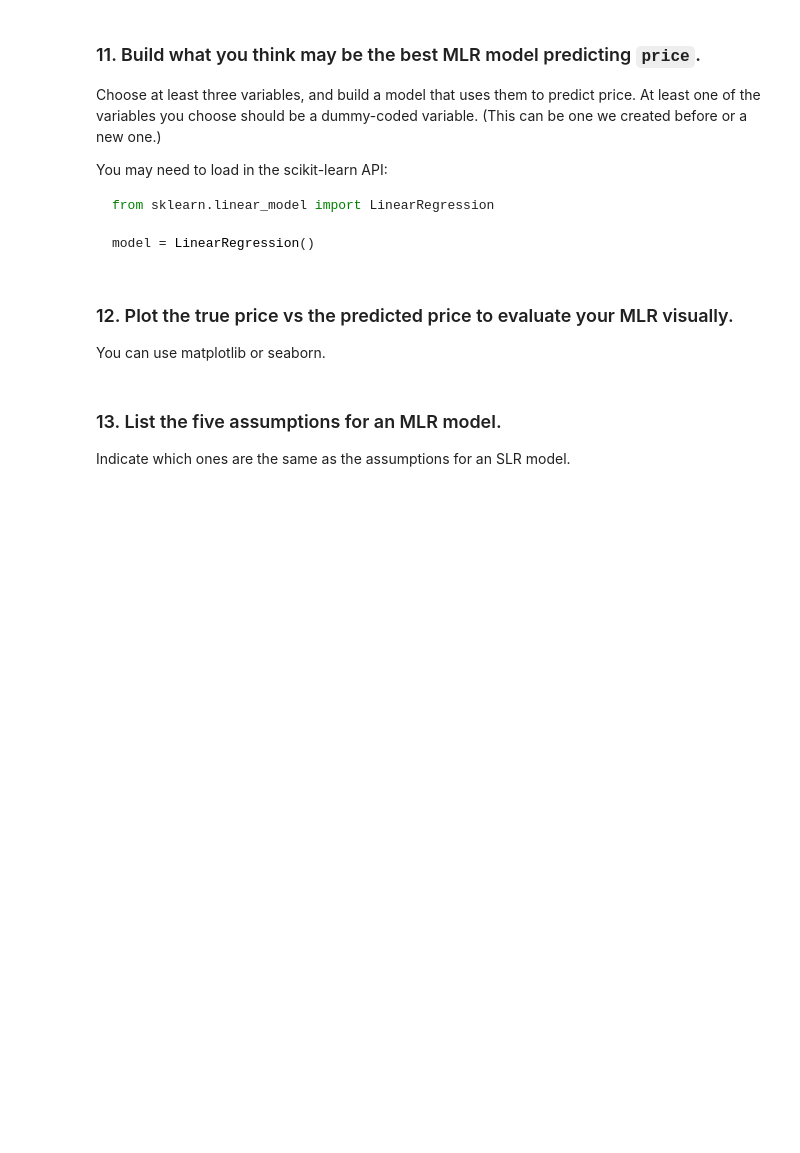
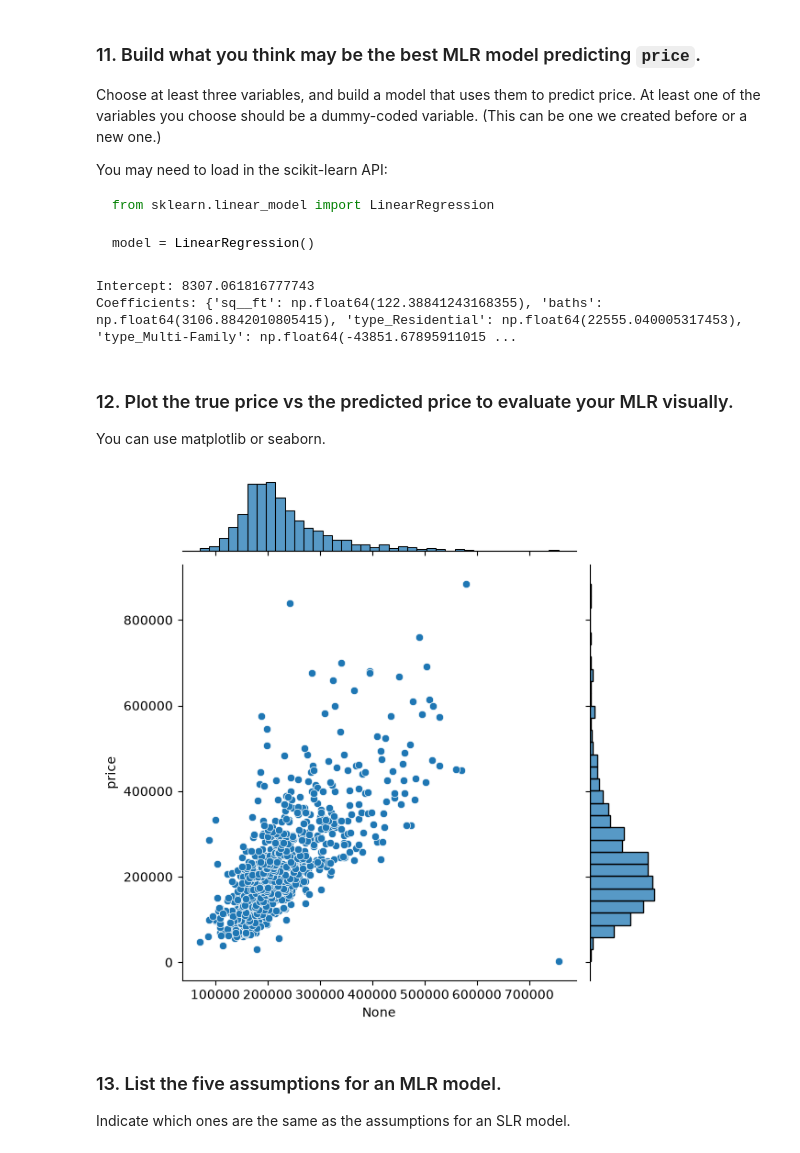
Before and after one commit to Qaem-7/labs_projects, a Jupyter notebook: Labs/Multiple Linear Regression/Excercises/6.4.E1 Exercise regression.ipynb, the cells around one changed output. Saved outputs shown, nothing was run; the diff lists cells and outputs as text; code cells hidden in the pictures; blank space fills up the shorter version.

Commit message:
Linear Regression solution

````diff
--- a/Labs/Multiple Linear Regression/Excercises/6.4.E1 Exercise regression.ipynb
+++ b/Labs/Multiple Linear Regression/Excercises/6.4.E1 Exercise regression.ipynb
@@ -161,6 +285,8 @@ The coefficient for Monday is then interpreted as the average change in revenue
 The category you leave out, which the other columns are *relative to*, is often referred to as the **reference category**.
 
 ### 9. Use the `pd.get_dummies` function to convert the `type` column into dummy-coded variables.
+# %%
+housing_dummies = pd.get_dummies(housing, columns=['type'], drop_first=True)
 # %% [markdown]
 ### 10. Check the dummy columns you've created. Do they all make sense?
 
@@ -177,10 +351,28 @@ from sklearn.linear_model import LinearRegression
 
 model = LinearRegression()
 ```
+# %%
+X = housing_dummies[['sq__ft', 'baths', 'type_Residential', 'type_Multi-Family']]
+y = housing_dummies['price']
+
+model = LinearRegression()
+model.fit(X, y)
+
+y_pred = model.predict(X)
+# %%
+print("Intercept:", model.intercept_)
+print("Coefficients:", dict(zip(['sq__ft', 'baths', 'type_Residential', 'type_Multi-Family'], model.coef_)))
+# %% [output]
+Intercept: 8307.061816777743
+Coefficients: {'sq__ft': np.float64(122.38841243168355), 'baths': np.float64(3106.8842010805415), 'type_Residential': np.float64(22555.040005317453), 'type_Multi-Family': np.float64(-43851.67895911015 ...
 # %% [markdown]
 ### 12. Plot the true price vs the predicted price to evaluate your MLR visually.
 
 You can use matplotlib or seaborn.
+# %%
+sns.jointplot(data = housing , x=y_pred, y=y);
+# %% [output]
+[figure, added]
 # %% [markdown]
 ### 13. List the five assumptions for an MLR model.
 
````
Also changed, not shown: parts of 39 cells of this notebook, 1 other file.
